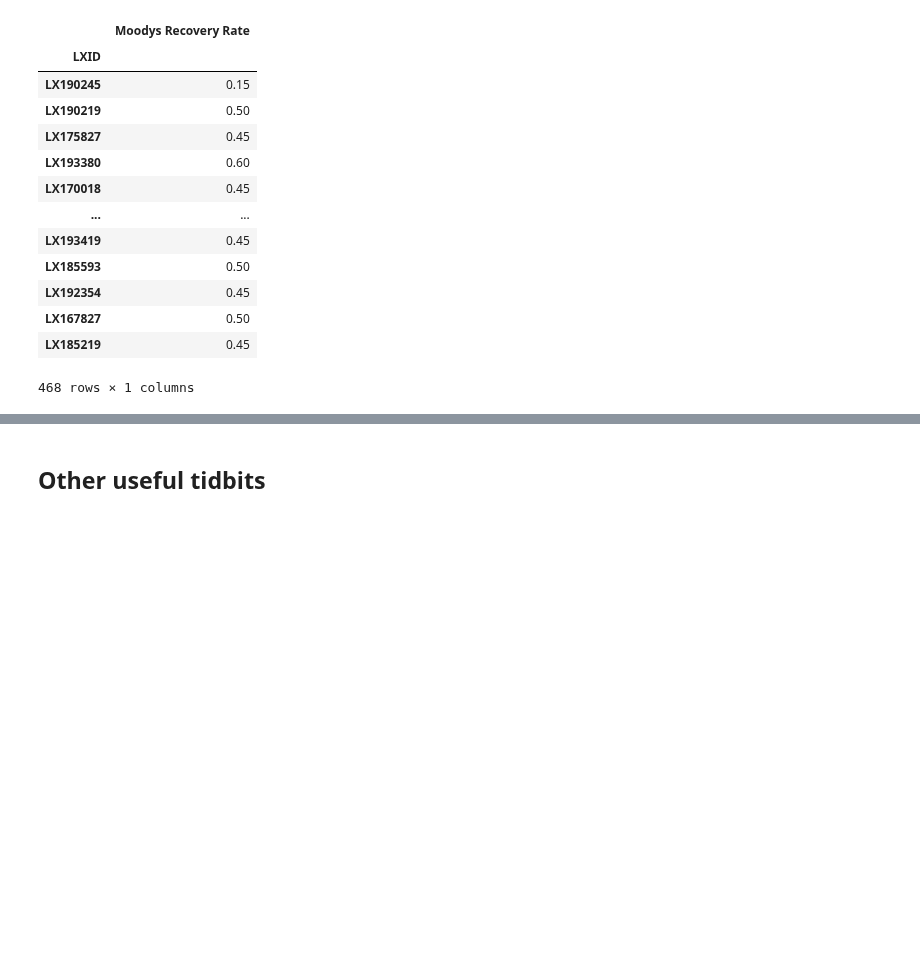
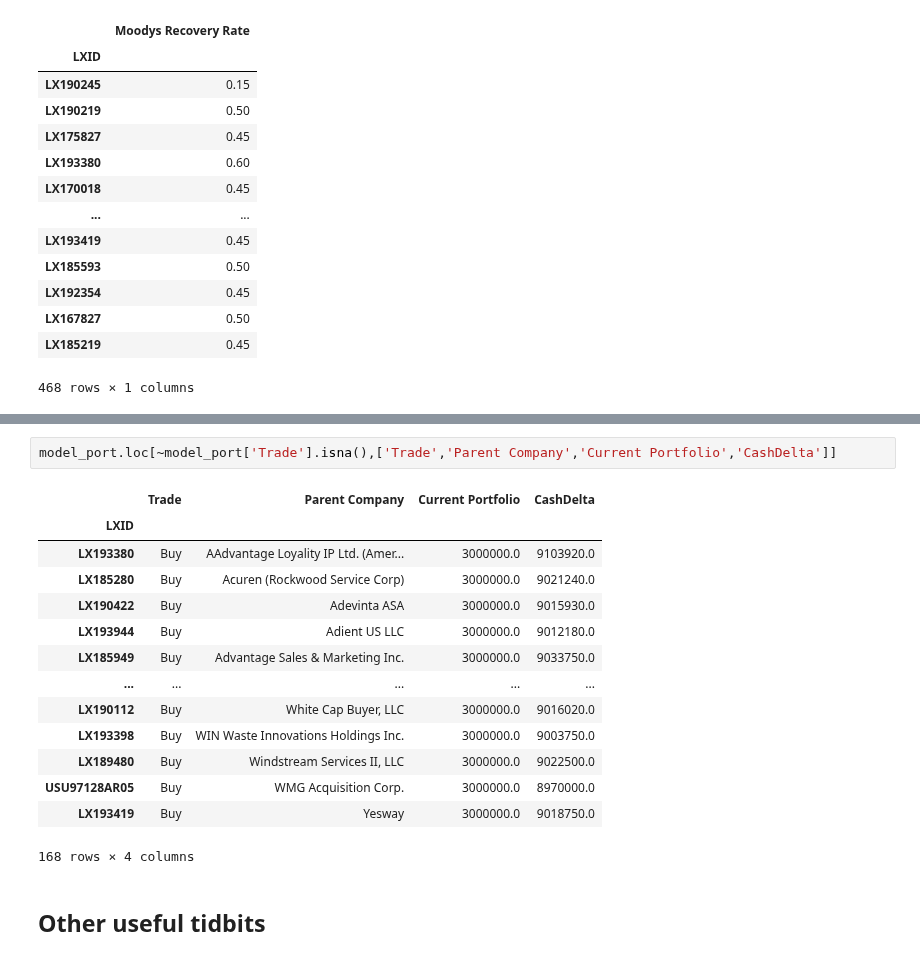
Before and after one commit to joshknechtel-gs/RM-IT, a Jupyter notebook: TradeMinProblem.ipynb, the cells around one changed output, grey strips where cells are left out. Cells and saved outputs as stored; diff of their text form; blank space fills up the shorter version.

```diff
--- a/TradeMinProblem.ipynb
+++ b/TradeMinProblem.ipynb
@@ -239,3 +320,20 @@ model_port[['Moodys Recovery Rate']]
+# %%
+model_port.loc[~model_port['Trade'].isna(),['Trade','Parent Company','Current Portfolio','CashDelta']]
+# %% [output]
+|  | Trade | Parent Company | Current Portfolio | CashDelta |
+| LXID |  |  |  |  |
+| LX193380 | Buy | AAdvantage Loyality IP Ltd. (Amer... | 3000000.0 | 9103920.0 |
+| LX185280 | Buy | Acuren (Rockwood Service Corp) | 3000000.0 | 9021240.0 |
+| LX190422 | Buy | Adevinta ASA | 3000000.0 | 9015930.0 |
+| LX193944 | Buy | Adient US LLC | 3000000.0 | 9012180.0 |
+| LX185949 | Buy | Advantage Sales & Marketing Inc. | 3000000.0 | 9033750.0 |
+| ... | ... | ... | ... | ... |
+| LX190112 | Buy | White Cap Buyer, LLC | 3000000.0 | 9016020.0 |
+| LX193398 | Buy | WIN Waste Innovations Holdings Inc. | 3000000.0 | 9003750.0 |
+| LX189480 | Buy | Windstream Services II, LLC | 3000000.0 | 9022500.0 |
+| USU97128AR05 | Buy | WMG Acquisition Corp. | 3000000.0 | 8970000.0 |
+| LX193419 | Buy | Yesway | 3000000.0 | 9018750.0 |
+168 rows × 4 columns
 # %% [markdown]
 ## Other useful tidbits
 # %%
```
Also changed, not shown: parts of 10 cells of this notebook, 1 other file.
